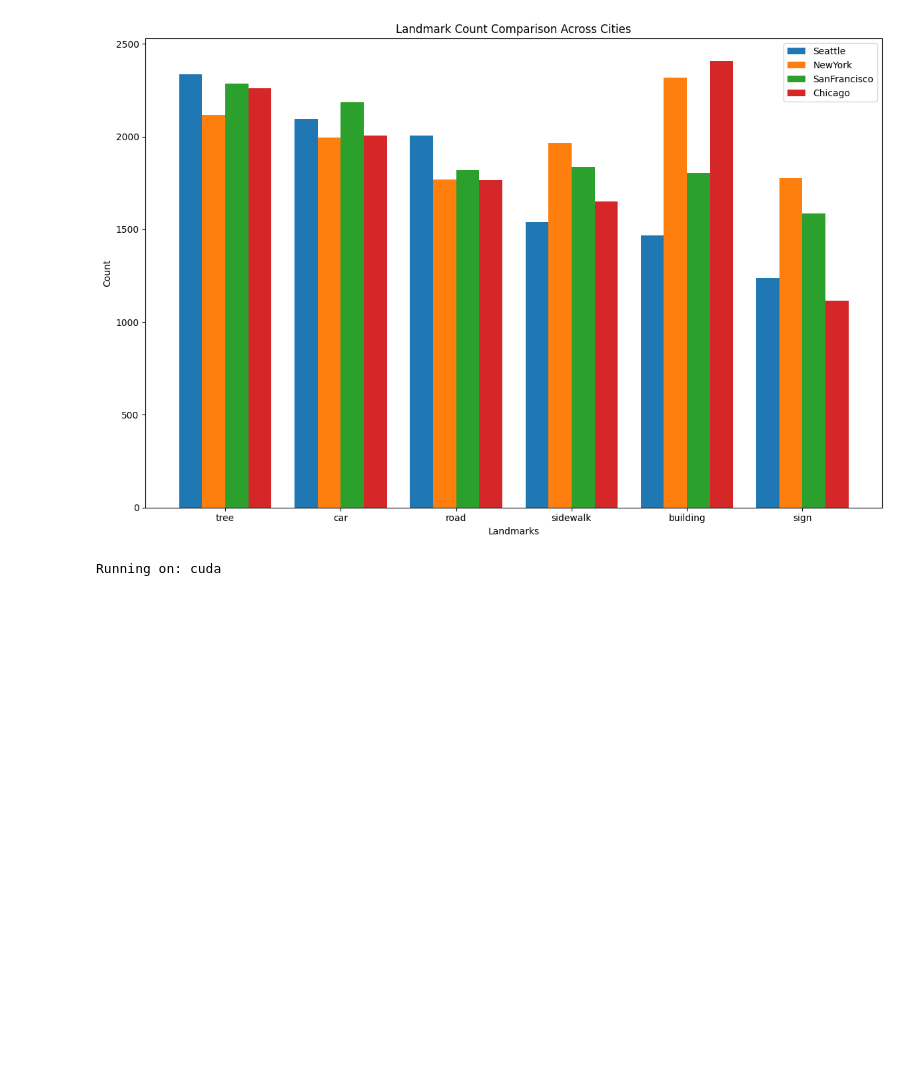
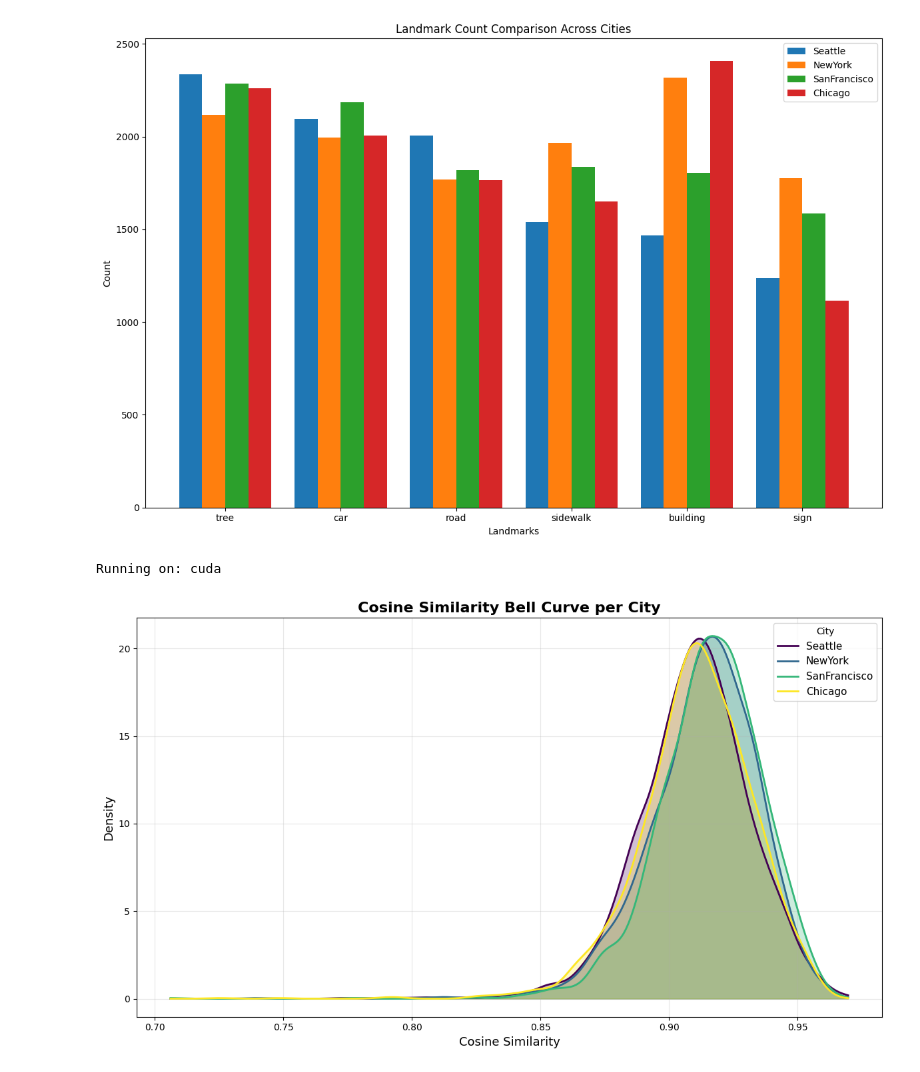
Before and after one commit to marszzibros/Natural_Language_Processing_Final_Project, a Jupyter notebook: sentiment_analysis.ipynb, the cells around one changed output. Cells and saved outputs as stored; diff of their text form; code cells hidden in the pictures; blank space fills up the shorter version.

```diff
--- a/sentiment_analysis.ipynb
+++ b/sentiment_analysis.ipynb
@@ -428,3 +431,48 @@ for city in tqdm(df['city'].unique(), desc="Processing cities"):
 print(f"Running on: {device}")
 # %% [output]
 Running on: cuda
+# %%
+cities = df['city'].unique()
+colors = cm.get_cmap('viridis', len(cities))
+
+plt.figure(figsize=(12, 7))
+
+# To standardize x-axis across all cities
+all_similarities = []
+
+for city in cities:
+    sims = [
+        cosine_similarity(s.reshape(1, -1), p.reshape(1, -1))[0][0]
+        for s, p in zip(city_dict[city]['satellite'], city_dict[city]['panorama'])
+    ]
+    all_similarities.extend(sims)
+
+global_min = min(all_similarities)
+global_max = max(all_similarities)
+x_vals = np.linspace(global_min, global_max, 300)
+
+# Plot each city's curve
+for i, city in enumerate(cities):
+    similarities = [
+        cosine_similarity(s.reshape(1, -1), p.reshape(1, -1))[0][0]
+        for s, p in zip(city_dict[city]['satellite'], city_dict[city]['panorama'])
+    ]
+
+    kde = gaussian_kde(similarities)
+    y_vals = kde(x_vals)
+
+    color = colors(i)  # Unique color per city
+
+    plt.plot(x_vals, y_vals, label=city, color=color, linewidth=2)
+    plt.fill_between(x_vals, y_vals, alpha=0.25, color=color)  # Soft fill
+
+# Styling
+plt.title("Cosine Similarity Bell Curve per City", fontsize=16, fontweight='bold')
+plt.xlabel("Cosine Similarity", fontsize=13)
+plt.ylabel("Density", fontsize=13)
+plt.grid(alpha=0.3)
+plt.legend(title="City", fontsize=11)
+plt.tight_layout()
+plt.show()
+# %% [output]
+[figure, added]
```
Also changed, not shown: parts of 2 cells of this notebook.
